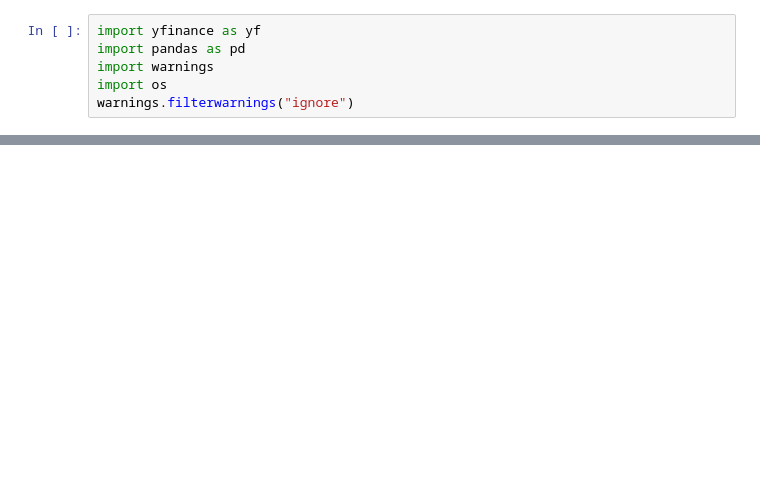
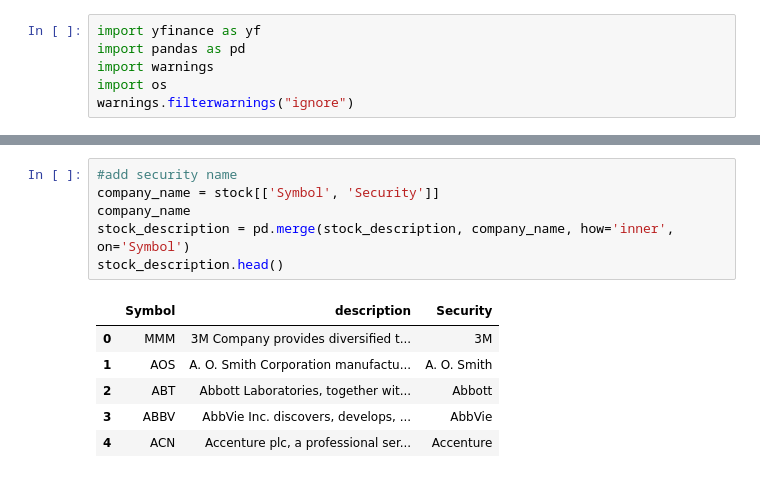
Before and after one commit to hellojohnkim/mmai823, a Jupyter notebook: sandbox_notebook.ipynb, the cells around one changed output, grey strips where cells are left out. Cells and saved outputs as stored; diff of their text form; blank space fills up the shorter version.

```diff
--- a/sandbox_notebook.ipynb
+++ b/sandbox_notebook.ipynb
@@ -38,0 +86,13 @@ def get_stock_descriptions(tck_iem_cds):
+# %%
+#add security name
+company_name = stock[['Symbol', 'Security']]
+company_name
+stock_description = pd.merge(stock_description, company_name, how='inner', on='Symbol')
+stock_description.head()
+# %% [output]
+|  | Symbol | description | Security |
+| 0 | MMM | 3M Company provides diversified t... | 3M |
+| 1 | AOS | A. O. Smith Corporation manufactu... | A. O. Smith |
+| 2 | ABT | Abbott Laboratories, together wit... | Abbott |
+| 3 | ABBV | AbbVie Inc. discovers, develops, ... | AbbVie |
+| 4 | ACN | Accenture plc, a professional ser... | Accenture |
```
Also changed, not shown: parts of 15 cells of this notebook.
